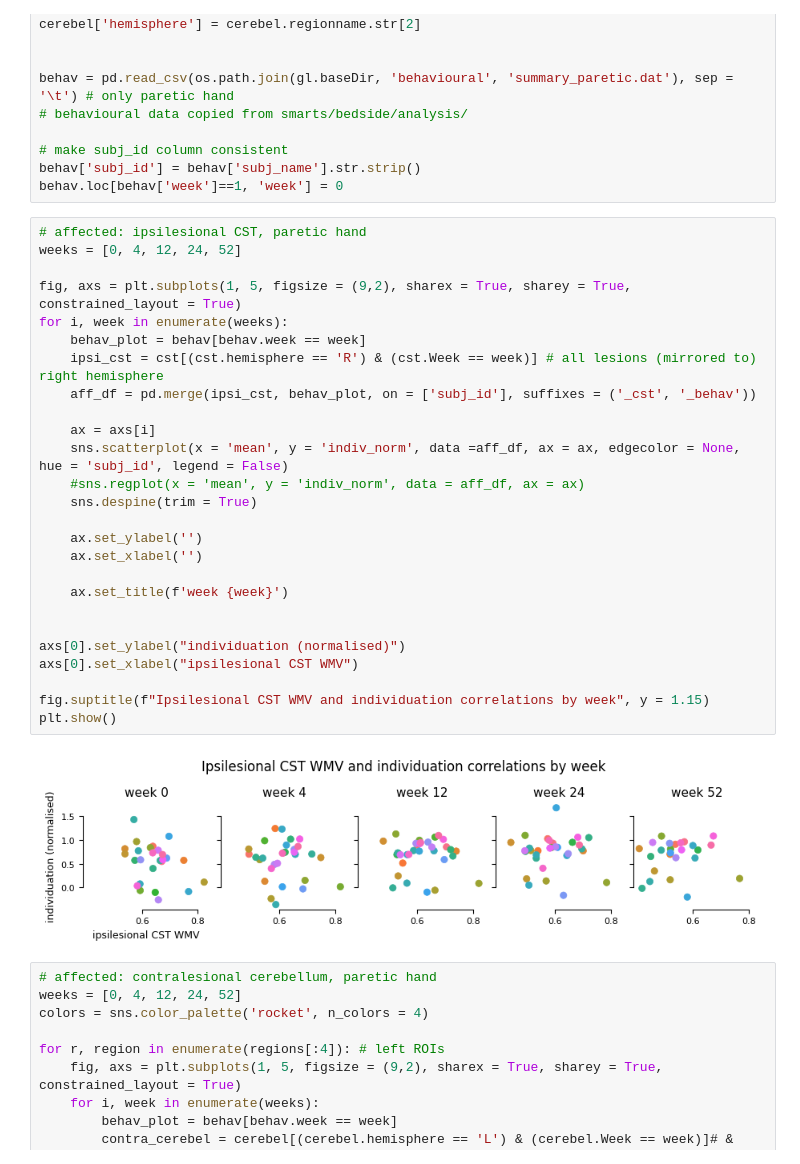
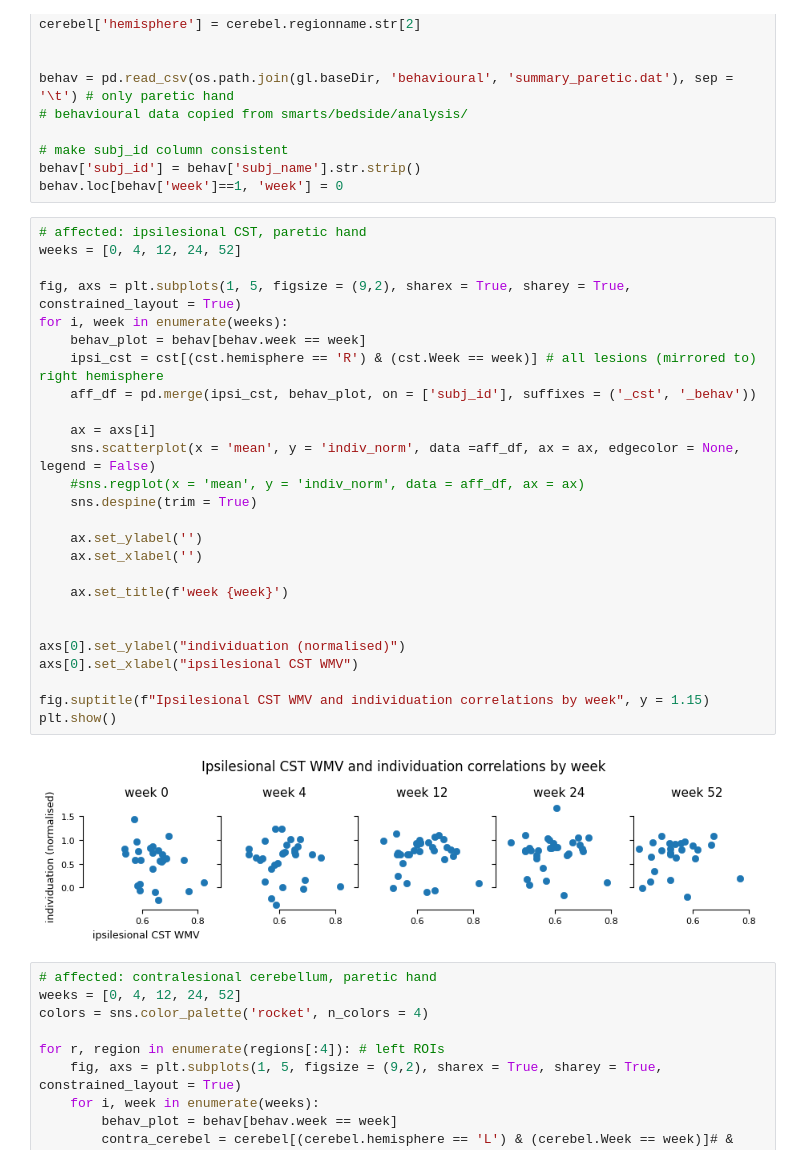
Before and after one commit to medhakp/smarts_cerebellum, a Jupyter notebook: notebooks/correlations_behaviour.ipynb, the cells around one changed output. Saved outputs shown, nothing was run; the diff lists cells and outputs as text.

```diff
--- a/notebooks/correlations_behaviour.ipynb
+++ b/notebooks/correlations_behaviour.ipynb
@@ -27,31 +27,31 @@ behav.loc[behav['week']==1, 'week'] = 0
 # %%
 # affected: ipsilesional CST, paretic hand
 weeks = [0, 4, 12, 24, 52]
 
 fig, axs = plt.subplots(1, 5, figsize = (9,2), sharex = True, sharey = True, constrained_layout = True)
 for i, week in enumerate(weeks):
     behav_plot = behav[behav.week == week]
     ipsi_cst = cst[(cst.hemisphere == 'R') & (cst.Week == week)] # all lesions (mirrored to) right hemisphere
     aff_df = pd.merge(ipsi_cst, behav_plot, on = ['subj_id'], suffixes = ('_cst', '_behav'))
 
     ax = axs[i]
-    sns.scatterplot(x = 'mean', y = 'indiv_norm', data =aff_df, ax = ax, edgecolor = None, hue = 'subj_id', legend = False)
+    sns.scatterplot(x = 'mean', y = 'indiv_norm', data =aff_df, ax = ax, edgecolor = None,  legend = False)
     #sns.regplot(x = 'mean', y = 'indiv_norm', data = aff_df, ax = ax)
     sns.despine(trim = True)
 
     ax.set_ylabel('')
     ax.set_xlabel('')
 
     ax.set_title(f'week {week}')
 
 
 axs[0].set_ylabel("individuation (normalised)")
 axs[0].set_xlabel("ipsilesional CST WMV")
 
 fig.suptitle(f"Ipsilesional CST WMV and individuation correlations by week", y = 1.15)
 plt.show()
 # %% [output]
-[figure, old version]
+[figure, new version]
 # %%
 # affected: contralesional cerebellum, paretic hand
 weeks = [0, 4, 12, 24, 52]
```
